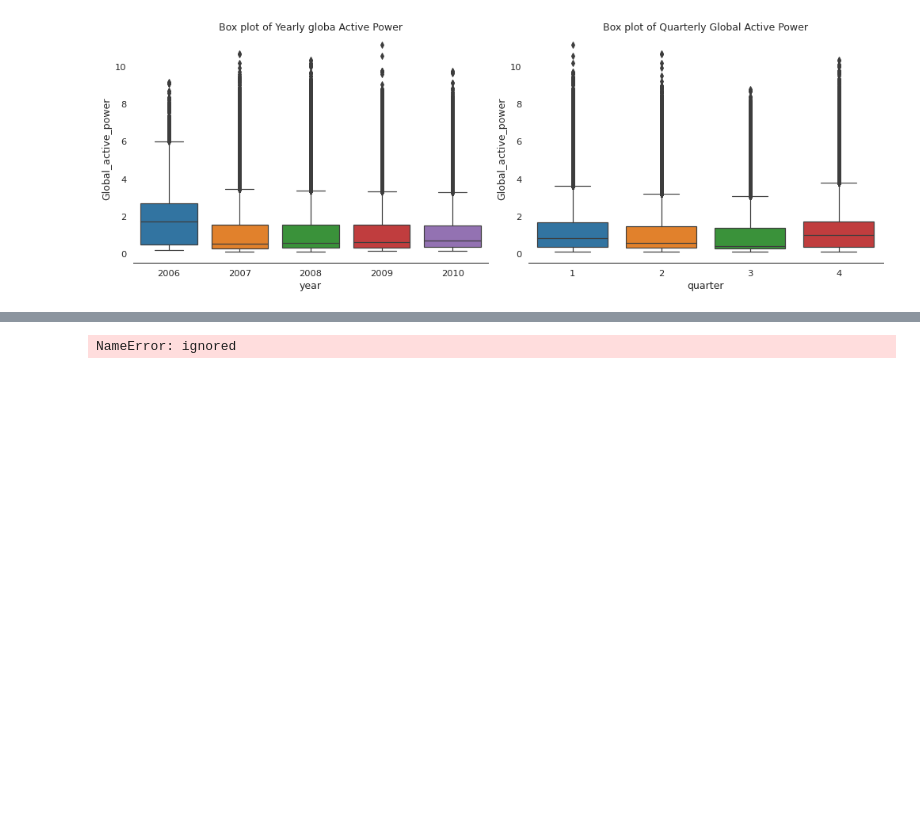
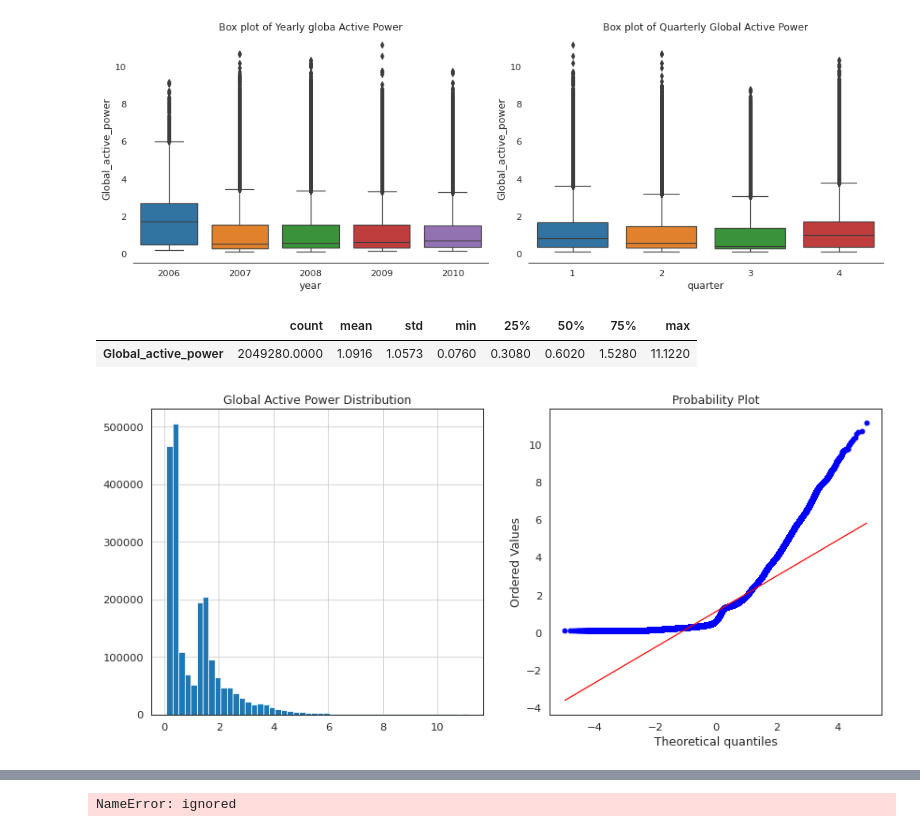
Before and after one commit to Chirag314/Household-power-consumption, a Jupyter notebook: household_power_consumption.ipynb, the cells around one changed output, grey strips where cells are left out. Drawn from its saved outputs; the diff is of its cells as text; code cells hidden in the pictures; blank space fills up the shorter version.

```diff
--- a/household_power_consumption.ipynb
+++ b/household_power_consumption.ipynb
@@ -162,3 +156,17 @@ sns.despine(left=True)
 plt.tight_layout()
 # %% [output]
 [figure]
+# %%
+# Check the distribution
+plt.figure(figsize=(14,6))
+plt.subplot(1,2,1)
+df['Global_active_power'].hist(bins=50)
+plt.title('Global Active Power Distribution')
+
+plt.subplot(1,2,2)
+stats.probplot(df['Global_active_power'],plot=plt)
+df1.describe().T
+# %% [output]
+|  | count | mean | std | min | 25% | 50% | 75% | max |
+| Global_active_power | 2049280.0000 | 1.0916 | 1.0573 | 0.0760 | 0.3080 | 0.6020 | 1.5280 | 11.1220 |
+[figure, added]
```
Also changed, not shown: parts of 3 cells of this notebook.
